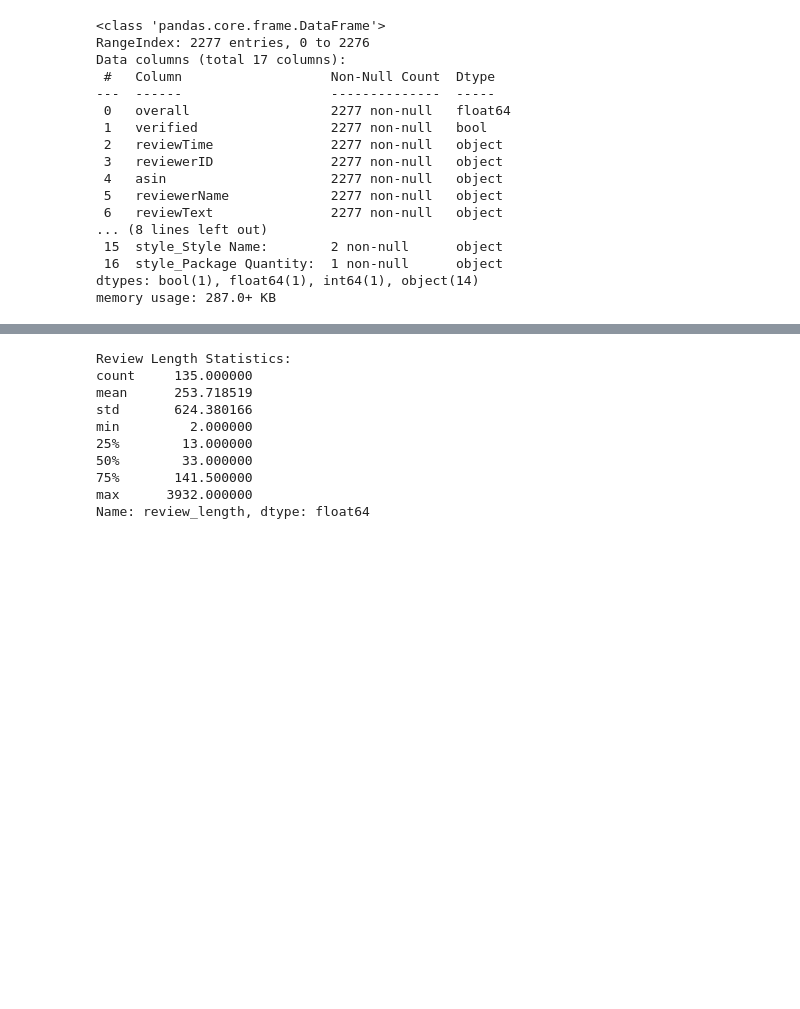
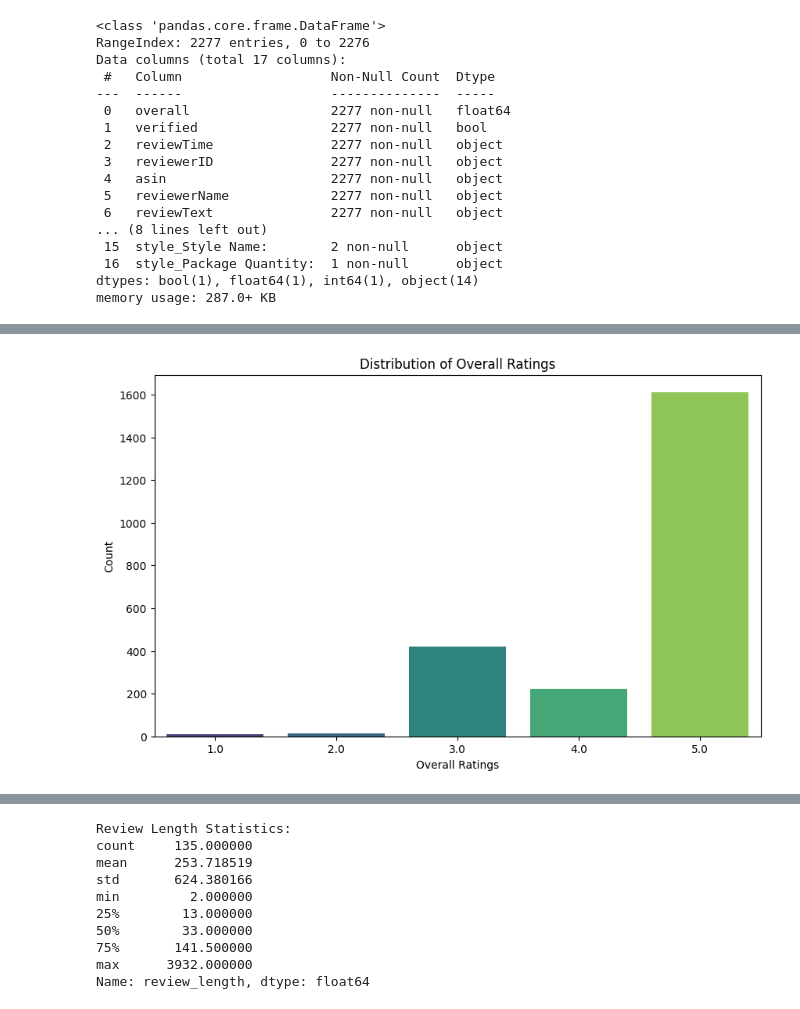
Before and after one commit to Currybon30/COMP262-NLP, a Jupyter notebook: preprocessing.ipynb, the cells around one changed output, grey strips where cells are left out. Drawn from its saved outputs; the diff is of its cells as text; code cells hidden in the pictures; blank space fills up the shorter version.

```diff
--- a/preprocessing.ipynb
+++ b/preprocessing.ipynb
@@ -61,3 +66,13 @@ df.describe()
+# %%
+# Plot the distribution of the overall ratings
+plt.figure(figsize=(10, 6))
+sns.barplot(x=overal_counts.index, y=overal_counts.values, palette='viridis')
+plt.title('Distribution of Overall Ratings')
+plt.xlabel('Overall Ratings')
+plt.ylabel('Count')
+plt.show()
+# %% [output]
+[figure, added]
 # %%
 # Distribution of the number of reviews per product
 reviews_per_product = df['asin'].value_counts().reset_index()
```
Also changed, not shown: parts of 12 cells of this notebook.
